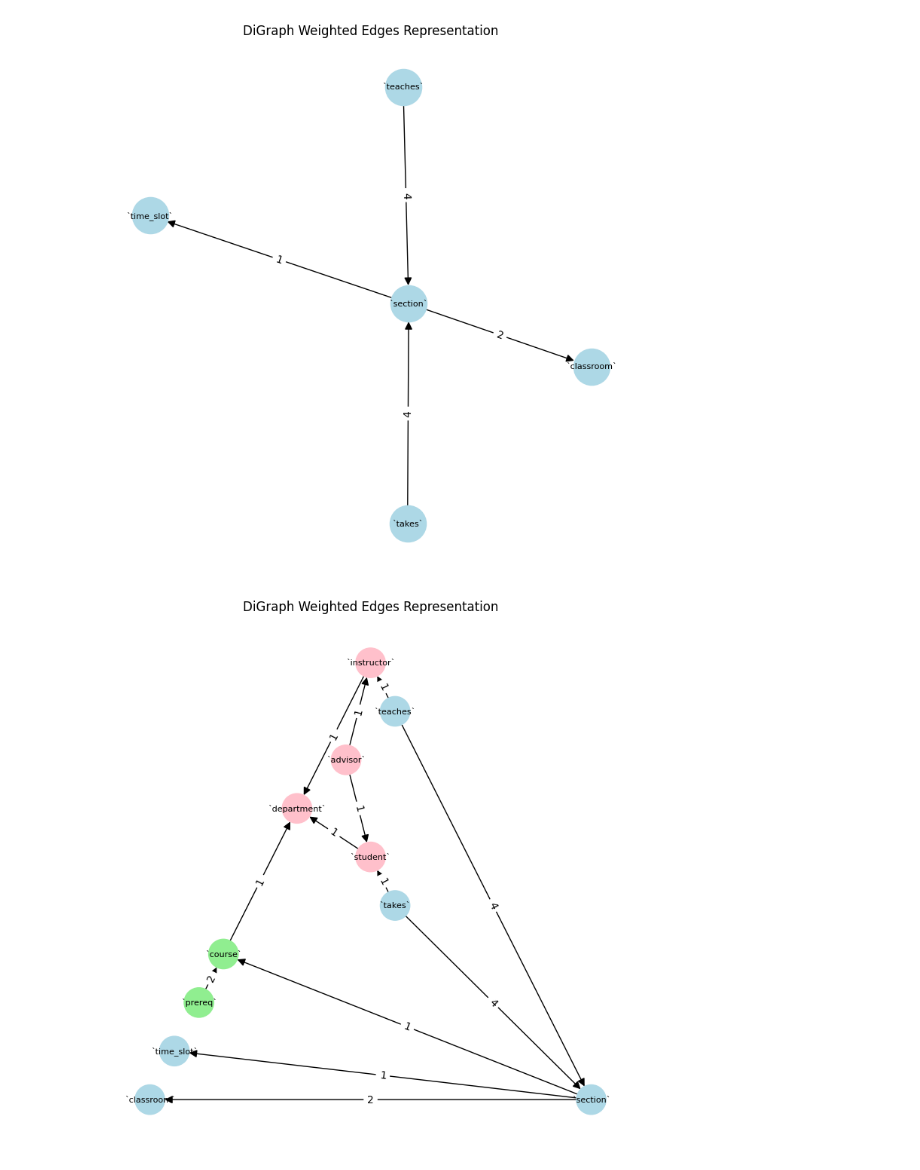
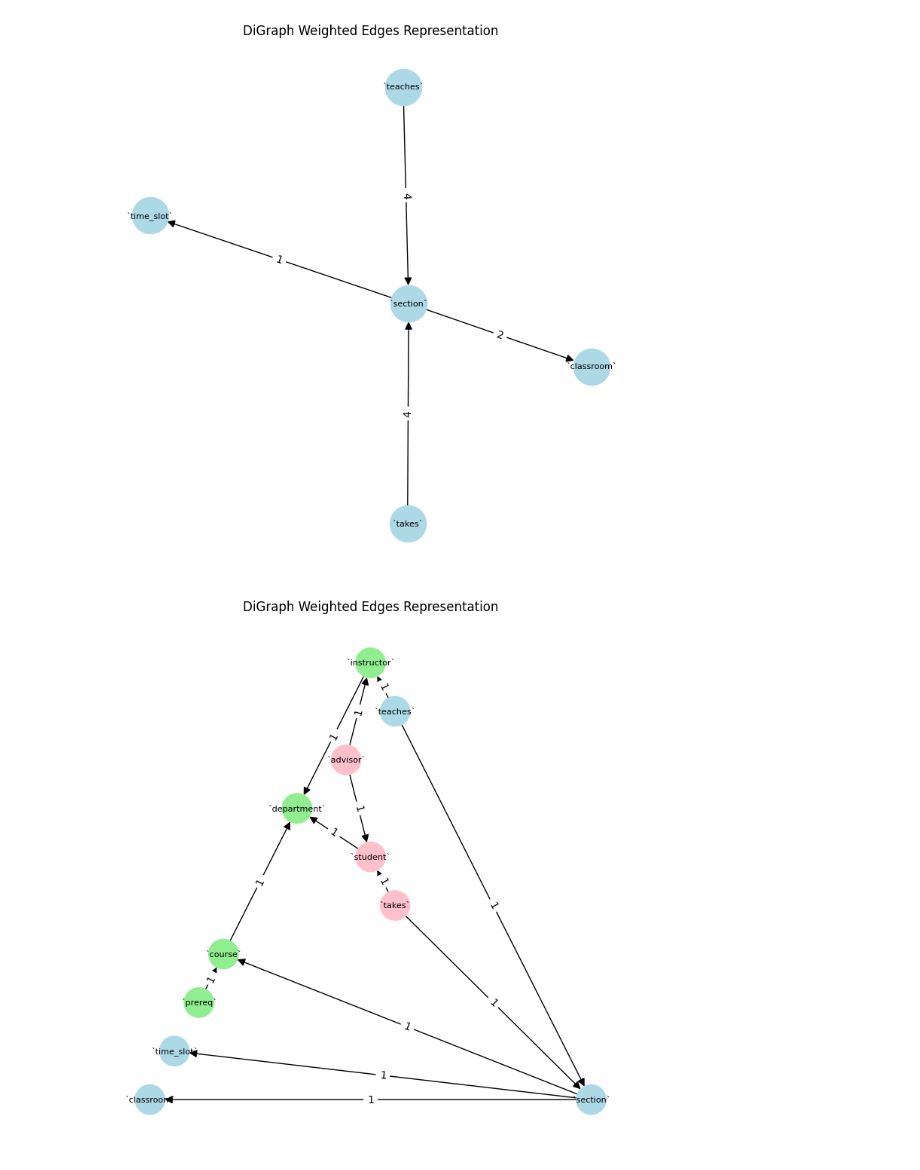
Before and after one commit to DevashishX/OCELlama, a Jupyter notebook: notebooks/sqlnoder.ipynb, the cells around one changed output. Drawn from its saved outputs; the diff is of its cells as text; code cells hidden in the pictures.

```diff
--- a/sqlnoder.ipynb
+++ b/notebooks/sqlnoder.ipynb
@@ -96,7 +51,9 @@ def get_simple_digraph(graph:nx.multidigraph) -> nx.digraph:
     for u, v, d in graph.edges(data=True):
         # avoid repeating edges and self-loops
         if not simple_digraph.has_edge(u, v) and u != v:
-            simple_digraph.add_edge(u, v, weight=c[u, v])
+            # simple_digraph.add_edge(u, v, weight=c[u, v])
+            simple_digraph.add_edge(u, v, weight=1)
+
 
     # print(list(simple_digraph.edges(data=True)))
     return simple_digraph
@@ -342,32 +299,35 @@ def draw_colored_planar_graph(graph: nx.MultiDiGraph, communities:list):
 
         for u, v, d in graph.edges(data=True):
             # avoid repeating edges and self-loops
             if not simple_digraph.has_edge(u, v) and u != v:
-                simple_digraph.add_edge(u, v, weight=c[u, v])
+                # simple_digraph.add_edge(u, v, weight=c[u, v]
+                simple_digraph.add_edge(u, v, weight=1)
+
     else:
         simple_digraph = graph
 
     nodes = simple_digraph.nodes()
     colors = ["pink", "lightgreen", "lightblue"]
     node_colors_dict = {}
     for entry in zip(colors, communities):
         for node in entry[1]:
             node_colors_dict[node] = entry[0]
     node_colors = [node_colors_dict[node] for node in nodes]
 
     pos = nx.planar_layout(simple_digraph)
     nx.draw(simple_digraph, pos, with_labels=True, node_size=node_size,
             node_color=node_colors, font_size=8,
             arrowsize=15,
             ax=ax)
     edge_labels = nx.get_edge_attributes(simple_digraph, "weight")
 
     nx.draw_networkx_edge_labels(simple_digraph, pos,
                                  edge_labels=edge_labels, font_size=10, ax=ax)
     ax.set_title("DiGraph Weighted Edges Representation")
     plt.show()
 
+communities = nx.community.louvain_communities(simple_graph, seed = 0)
 
 draw_colored_planar_graph(graph, communities)
 # %% [output]
-[figure, old version]
+[figure, new version]
```
Also changed, not shown: parts of 3 cells of this notebook, 19 other files.
